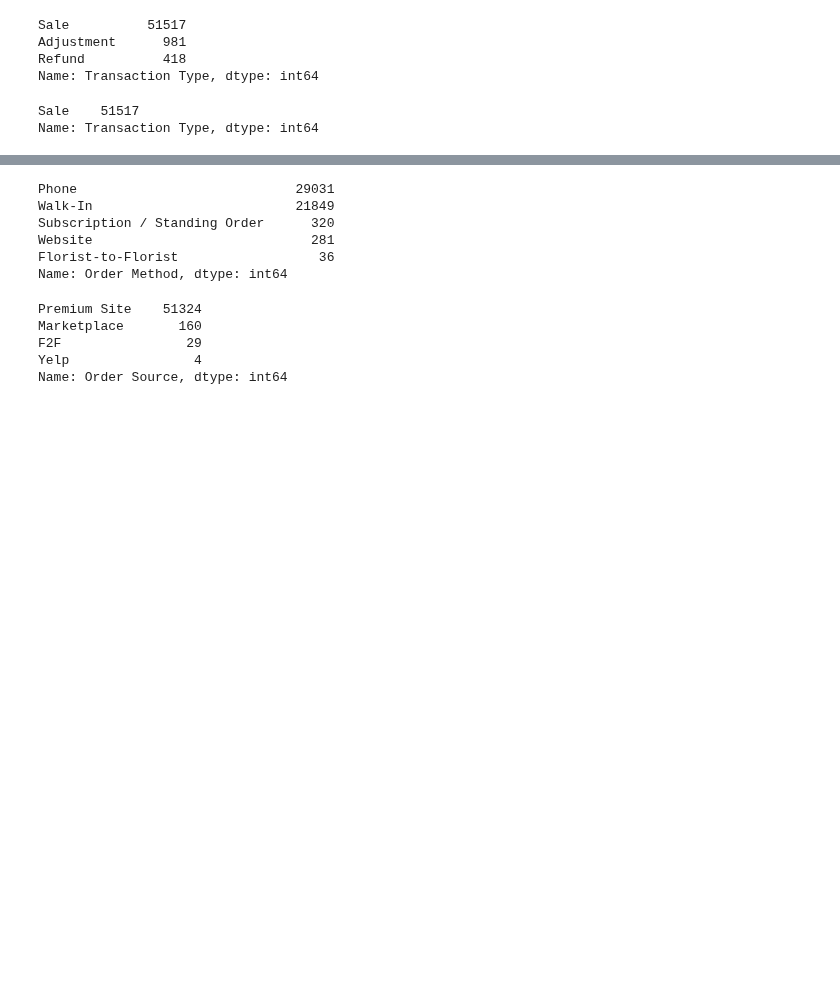
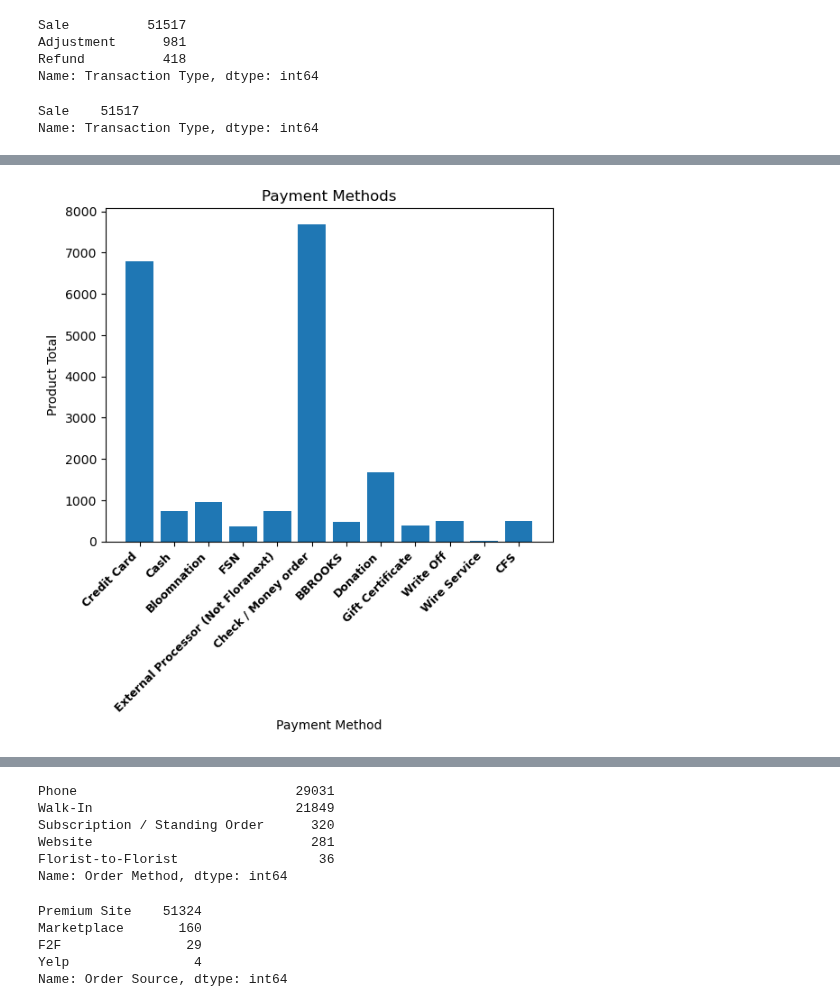
Before and after one commit to JoeBwonKenobi/Floral_Sales_Project, a Jupyter notebook: Floral_Data_Processing.ipynb, the cells around one changed output, grey strips where cells are left out. Drawn from its saved outputs; the diff is of its cells as text; code cells hidden in the pictures; blank space fills up the shorter version.

```diff
--- a/Floral_Data_Processing.ipynb
+++ b/Floral_Data_Processing.ipynb
@@ -465,0 +377,14 @@ Name: Transaction Type, dtype: int64
+# %%
+# Create barplot
+plt.bar(fd['Payment Method_x'], fd['Product Total'])
+
+# Set plot labels and title
+plt.xlabel('Payment Method')
+plt.ylabel('Product Total')
+plt.xticks(rotation=45, fontsize = 9, fontweight = 'heavy', ha = 'right');
+plt.title('Payment Methods')
+
+# Show the plot
+plt.show()
+# %% [output]
+[figure, added]
```
Also changed, not shown: parts of 43 cells of this notebook.
